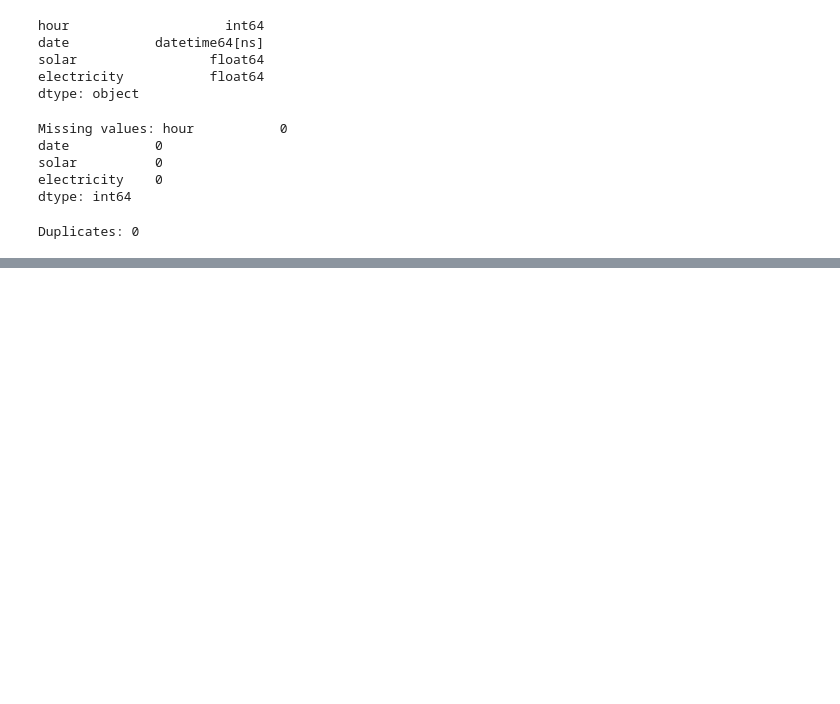
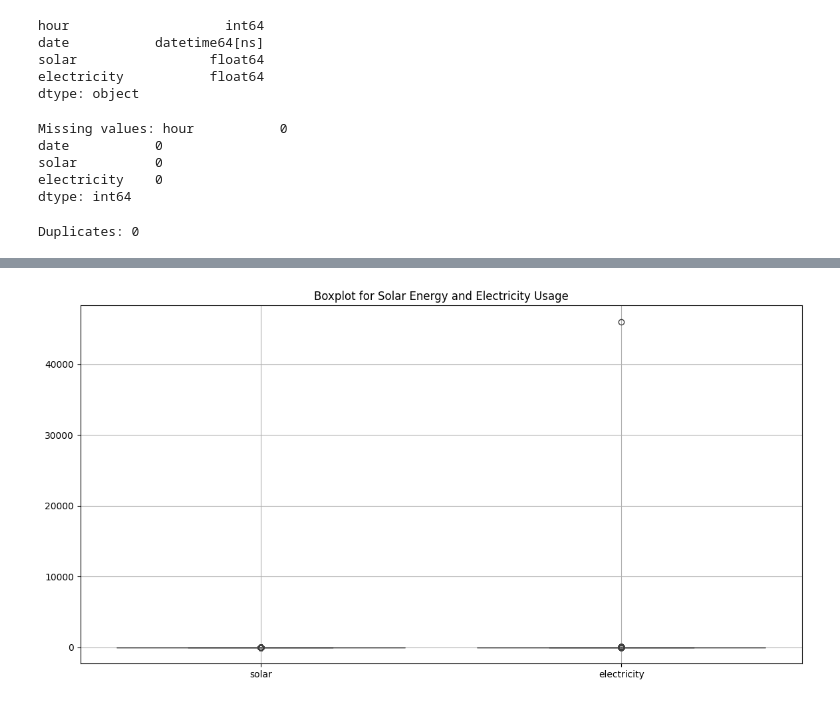
Before and after one commit to ken-warren/solar_battery-investment, a Jupyter notebook: codes/solar.ipynb, the cells around one changed output, grey strips where cells are left out. Saved outputs shown, nothing was run; the diff lists cells and outputs as text; code cells hidden in the pictures; blank space fills up the shorter version.

```diff
--- a/codes/solar.ipynb
+++ b/codes/solar.ipynb
@@ -83,0 +87,21 @@ plt.show()
+# %%
+#  Investigating outliers using IQR
+def detect_outliers(data, variable):
+    Q1 = data[variable].quantile(0.25)
+    Q3 = data[variable].quantile(0.75)
+    IQR = Q3 - Q1
+    lower_bound = Q1 - 1.5 * IQR
+    upper_bound = Q3 + 1.5 * IQR
+    outliers = data[(data[variable] < lower_bound) | (data[variable] > upper_bound)]
+    return outliers
+solar_outliers = detect_outliers(data, 'solar')
+electric_outliers = detect_outliers(data, 'electricity')
+
+# Graph representation of outliers
+plt.figure(figsize=(14, 7))
+sns.boxplot(data=data[['solar', 'electricity']])
+plt.title('Boxplot for Solar Energy and Electricity Usage')
+plt.grid(True)
+plt.show()
+# %% [output]
+[figure, added]
```
Also changed, not shown: parts of 6 cells of this notebook.
